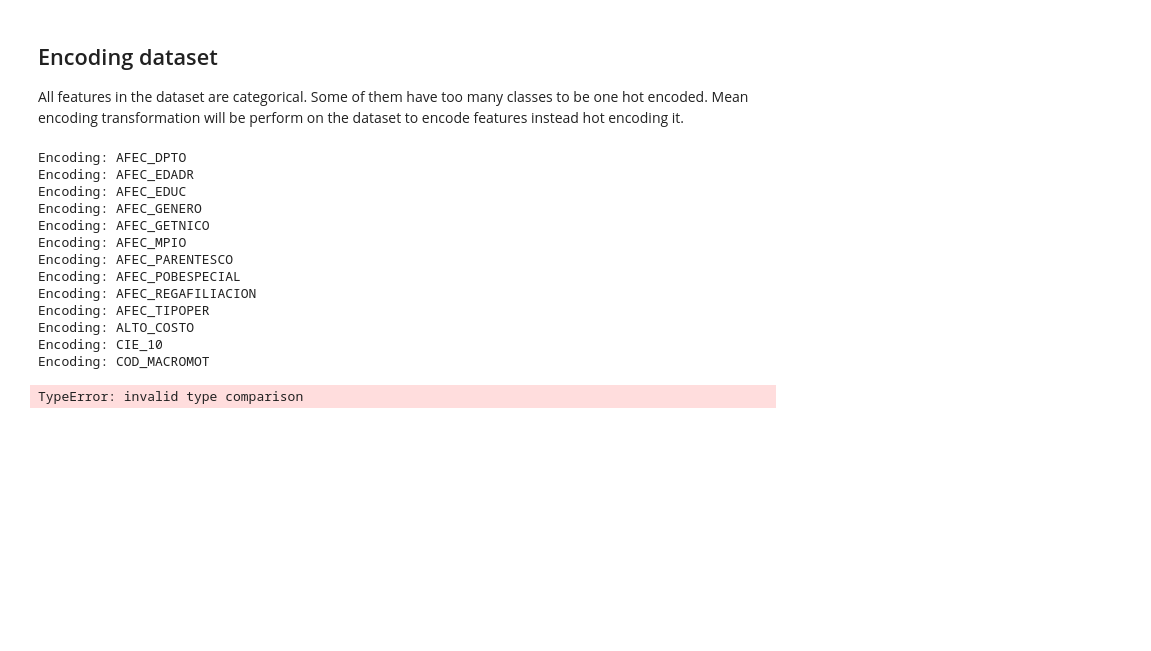
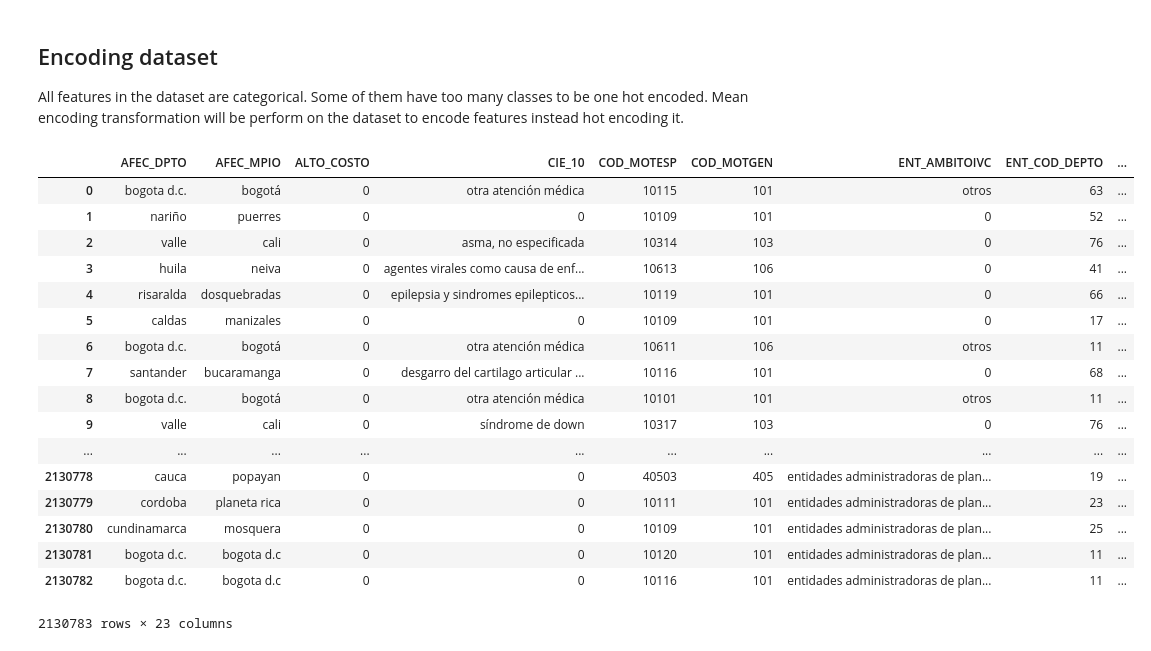
Before and after one commit to mrugeles/capstone-project, a Jupyter notebook: 2) Dataset - Preprocessing.ipynb, the cells around one changed output. Saved outputs shown, nothing was run; the diff lists cells and outputs as text; code cells hidden in the pictures; blank space fills up the shorter version.

```diff
--- a/2) Dataset - Preprocessing.ipynb
+++ b/2) Dataset - Preprocessing.ipynb
@@ -62,3 +79,5 @@ dfColumns.plot( kind='bar', figsize = (15,5))
+# %%
+featuresContinous = dfColumns[dfColumns['Distinct Values'] > 20]['Feature'].values.tolist()
 # %%
 from __future__ import division
 # TODO: Total number of records
@@ -89,25 +108,24 @@ Percentage of individuals with life at risk: 13.55%
 ## Encoding dataset
 
 All features in the dataset are categorical. Some of them have too many classes to be one hot encoded. Mean encoding transformation will be perform on the dataset to encode features instead hot encoding it.
-# %%
-features_columns = dataset.columns.values.tolist()
-from src import preprocess
-features_columns.remove('RIESGO_VIDA')
-p = preprocess.Preprocess()
-dataset_encoded = p.encodeFeatures(p.likeliHood, dataset, features_columns, 'RIESGO_VIDA')
-display(dataset_encoded)
-# %% [output]
-Encoding: AFEC_DPTO
-Encoding: AFEC_EDADR
-Encoding: AFEC_EDUC
-Encoding: AFEC_GENERO
-Encoding: AFEC_GETNICO
-Encoding: AFEC_MPIO
-Encoding: AFEC_PARENTESCO
-Encoding: AFEC_POBESPECIAL
-Encoding: AFEC_REGAFILIACION
-Encoding: AFEC_TIPOPER
-Encoding: ALTO_COSTO
-Encoding: CIE_10
-Encoding: COD_MACROMOT
-TypeError: invalid type comparison
+# %%
+display(features_raw[featuresContinous])
+# %% [output]
+|  | AFEC_DPTO | AFEC_MPIO | ALTO_COSTO | CIE_10 | COD_MOTESP | COD_MOTGEN | ENT_AMBITOIVC | ENT_COD_DEPTO | ... |
+| 0 | bogota d.c. | bogotá | 0 | otra atención médica | 10115 | 101 | otros | 63 | ... |
+| 1 | nariño | puerres | 0 | 0 | 10109 | 101 | 0 | 52 | ... |
+| 2 | valle | cali | 0 | asma, no especificada | 10314 | 103 | 0 | 76 | ... |
+| 3 | huila | neiva | 0 | agentes virales como causa de enf... | 10613 | 106 | 0 | 41 | ... |
+| 4 | risaralda | dosquebradas | 0 | epilepsia y sindromes epilepticos... | 10119 | 101 | 0 | 66 | ... |
+| 5 | caldas | manizales | 0 | 0 | 10109 | 101 | 0 | 17 | ... |
+| 6 | bogota d.c. | bogotá | 0 | otra atención médica | 10611 | 106 | otros | 11 | ... |
+| 7 | santander | bucaramanga | 0 | desgarro del cartilago articular ... | 10116 | 101 | 0 | 68 | ... |
+| 8 | bogota d.c. | bogotá | 0 | otra atención médica | 10101 | 101 | otros | 11 | ... |
+| 9 | valle | cali | 0 | síndrome de down | 10317 | 103 | 0 | 76 | ... |
+| ... | ... | ... | ... | ... | ... | ... | ... | ... | ... |
+| 2130778 | cauca | popayan | 0 | 0 | 40503 | 405 | entidades administradoras de plan... | 19 | ... |
+| 2130779 | cordoba | planeta rica | 0 | 0 | 10111 | 101 | entidades administradoras de plan... | 23 | ... |
+| 2130780 | cundinamarca | mosquera | 0 | 0 | 10109 | 101 | entidades administradoras de plan... | 25 | ... |
+| 2130781 | bogota d.c. | bogota d.c | 0 | 0 | 10120 | 101 | entidades administradoras de plan... | 11 | ... |
+| 2130782 | bogota d.c. | bogota d.c | 0 | 0 | 10116 | 101 | entidades administradoras de plan... | 11 | ... |
+2130783 rows × 23 columns
```
Also changed, not shown: parts of 13 cells of this notebook, 13 other files.
